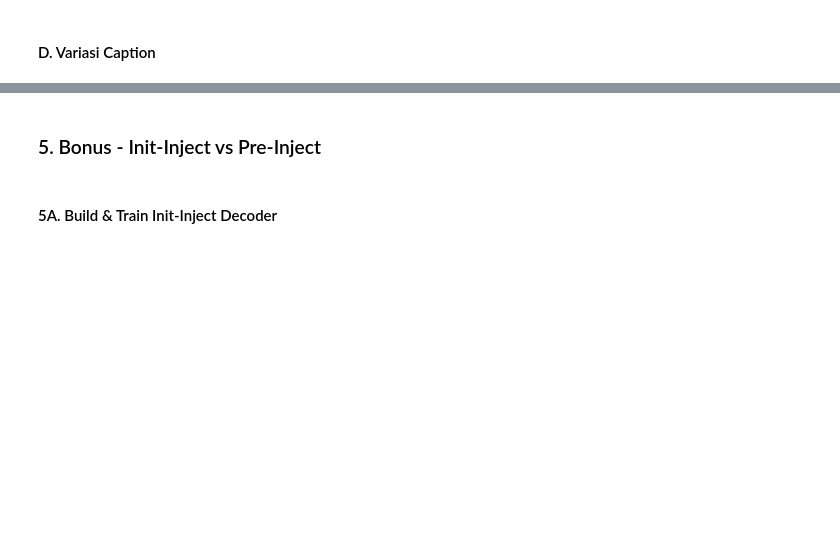
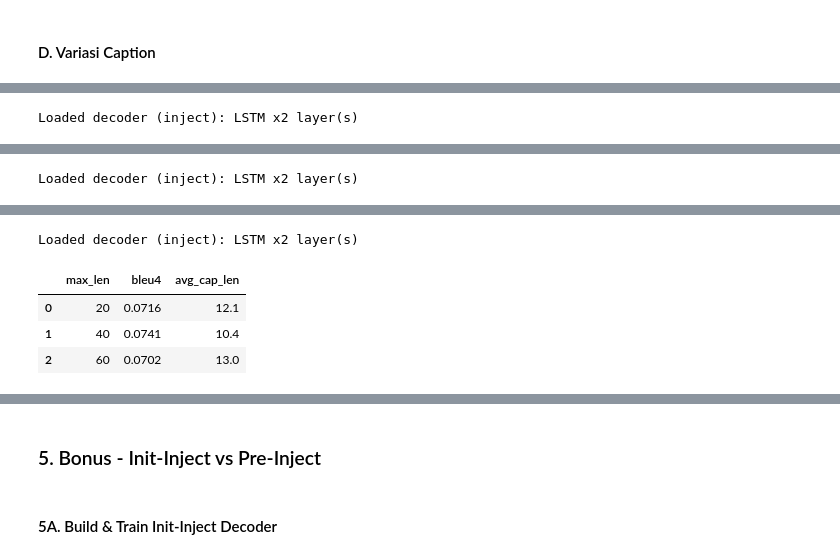
Before and after one commit to NazwanSM/Tubes2_ML_2_Karyawan_Tetap, a Jupyter notebook: src/rnn_lstm/train.ipynb, the cells around one changed output, grey strips where cells are left out. Cells and saved outputs as stored; diff of their text form; code cells hidden in the pictures; blank space fills up the shorter version.

```diff
--- a/src/rnn_lstm/train.ipynb
+++ b/src/rnn_lstm/train.ipynb
@@ -651,56 +769,57 @@ if best_exp2_is_lstm:
 else:
     exp4_cell = 'rnn'
 
-exp4_config = best_exp2_cell_type
+exp4_config   = best_exp2_cell_type
+exp4_n_layers = int(exp4_config['n_layers'])
+exp4_hidden   = int(exp4_config['hidden'])
+exp4_batch    = 16 if exp4_hidden >= 512 else BATCH_SIZE  # halve batch for large hidden to avoid OOM
 
-test_imgs_exp4 = []
-for test_img in test_imgs:
-    if test_img in features:
-        test_imgs_exp4.append(test_img)
+# Bebaskan VRAM dari model section B & C sebelum training
+for _var in ['rnn_decoder_e2', 'lstm_decoder_e2', 'rnn_decoder', 'lstm_decoder',
+             'rnn_scratch', 'lstm_scratch', 'rnn_scratch_e2', 'lstm_scratch_e2']:
+    if _var in globals():
+        del globals()[_var]
+gc.collect()
+tf.keras.backend.clear_session()
 
-test_imgs_exp4 = test_imgs_exp4[:100]
+train_ds, _, _           = make_tf_dataset(train_imgs, features, captions, word2idx, MAX_LEN, BATCH_SIZE)
+val_ds, val_imgs_flat, _ = make_tf_dataset(val_imgs,   features, captions, word2idx, MAX_LEN, BATCH_SIZE)
 
-temp = []
-for img in test_imgs_exp4:
-    data_fitur = features[img]
-    temp.append(data_fitur)
+test_imgs_exp4  = [img for img in test_imgs if img in features][:100]
+test_feats_exp4 = np.stack([features[img] for img in test_imgs_exp4])
 
-test_feats_exp4 = np.stack(temp)
-
-test_refs_exp4 = []
-for img in test_imgs_exp4:
-    raw_caption = captions.get(img, [])
-    capt = []
-
-    for caption in raw_caption:
-        word = caption.lower().split()
-        capt.append(word)
-
-    test_refs_exp4.append(capt)
+test_refs_exp4 = [
+    [cap.lower().split() for cap in captions.get(img, [])]
+    for img in test_imgs_exp4
+]
 
 for max_len_var in MAX_LEN_VARIANTS:
     save_path = MODEL_DIR / f'best_{exp4_cell}_maxlen{max_len_var}.h5'
 
     if save_path.exists():
-        model = tf.keras.models.load_model(save_path)
+        model = tf.keras.models.load_model(save_path, safe_mode=False)
     else:
-        train_ds, _, _ = make_tf_dataset(train_imgs, features, captions, word2idx, max_len_var, BATCH_SIZE)
-        val_ds, _, _ = make_tf_dataset(val_imgs, features, captions, word2idx, max_len_var, BATCH_SIZE)
+        train_ds_v, _, _ = make_tf_dataset(train_imgs, features, captions, word2idx, max_len_var, exp4_batch)
+        val_ds_v,   _, _ = make_tf_dataset(val_imgs,   features, captions, word2idx, max_len_var, exp4_batch)
 
-        model = build_decoder( exp4_cell, exp4_config['n_layers'], exp4_config['hidden'], max_len=max_len_var)
+        early_stop_d = tf.keras.callbacks.EarlyStopping(monitor='val_loss', patience=5, restore_best_weights=True)
+        model = build_decoder(exp4_cell, exp4_n_layers, exp4_hidden, max_len=max_len_var)
         model.compile(optimizer='adam', loss='sparse_categorical_crossentropy')
-        model.fit(train_ds, epochs=EPOCHS, validation_data=val_ds, callbacks=[early_stop], verbose=0)
+        model.fit(train_ds_v, epochs=EPOCHS, validation_data=val_ds_v, callbacks=[early_stop_d], verbose=0)
         model.save(save_path)
 
     sc = CaptioningFromScratch.from_keras(cnn_encoder, model, preprocess_fn=preprocess_input)
-    hyps = []
-    for feat in test_feats_exp4:
-        gen = sc.generate_from_feature(feat, word2idx, idx2word, max_len_var).split()
-        hyps.append(gen)
+    hyps = [sc.generate_from_feature(feat, word2idx, idx2word, max_len_var).split()
+            for feat in test_feats_exp4]
 
-    bleu4 = compute_bleu4(test_refs_exp4, hyps)
+    bleu4   = compute_bleu4(test_refs_exp4, hyps)
     avg_len = np.mean([len(h) for h in hyps])
-    exp4_result.append({'max_len': max_len_var, 'bleu4': round(bleu4,4), 'avg_cap_len': round(avg_len,1)})
+    exp4_result.append({'max_len': max_len_var, 'bleu4': round(bleu4, 4), 'avg_cap_len': round(avg_len, 1)})
+
+    del model, sc
+    gc.collect()
+    tf.keras.backend.clear_session()
 
 df4 = pd.DataFrame(exp4_result)
 display(df4)
+# %% [output]
@@ -706,0 +827 @@ display(df4)
+Loaded decoder (inject): LSTM x2 layer(s)
@@ -706,0 +829 @@ display(df4)
+Loaded decoder (inject): LSTM x2 layer(s)
@@ -707,3 +831,8 @@ display(df4)
+Loaded decoder (inject): LSTM x2 layer(s)
+|  | max_len | bleu4 | avg_cap_len |
+| 0 | 20 | 0.0716 | 12.1 |
+| 1 | 40 | 0.0741 | 10.4 |
+| 2 | 60 | 0.0702 | 13.0 |
 # %%
 fig, ax = plt.subplots(figsize=(7, 4))
 ax.plot(df4['max_len'], df4['bleu4'], 'o-', color='steelblue', label='BLEU-4')
```
Also changed, not shown: parts of 34 cells of this notebook, 1 other file.
